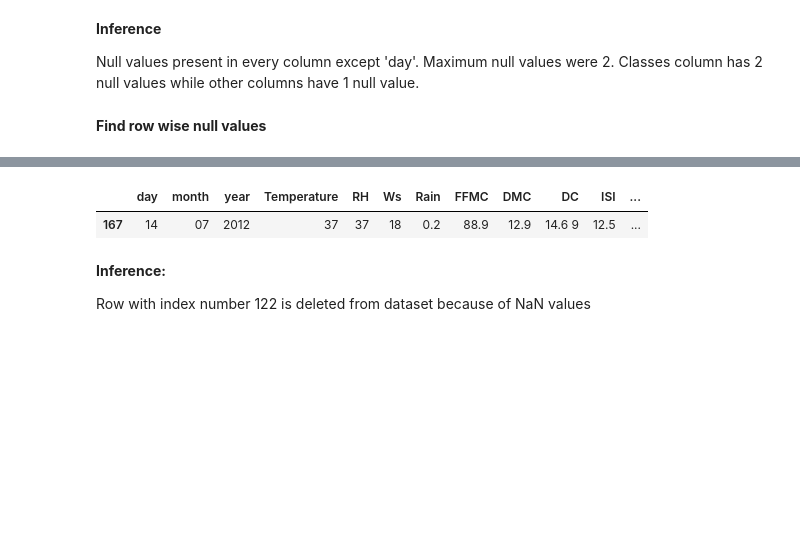
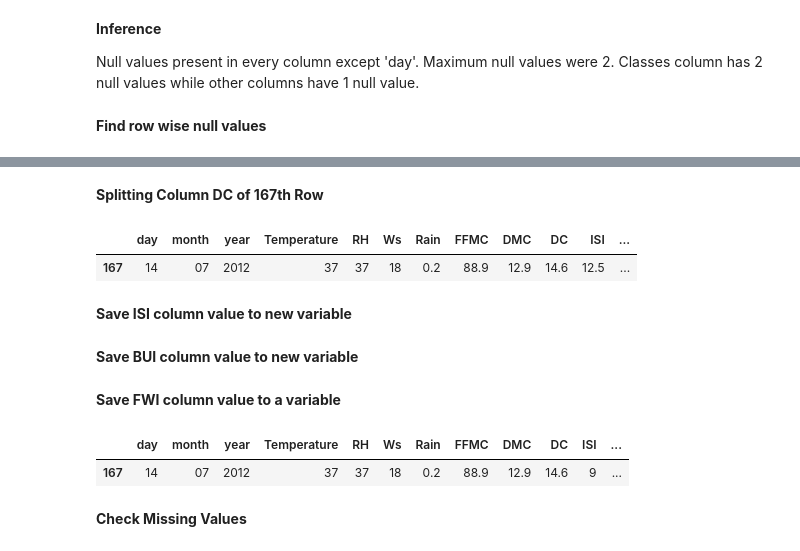
Before and after one commit to jisshub/Algerian-Forest-Fires-Prediction, a Jupyter notebook: Forest_Fire_Prediction.ipynb, the cells around one changed output, grey strips where cells are left out. Cells and saved outputs as stored; diff of their text form; code cells hidden in the pictures; blank space fills up the shorter version.

Commit message:
Unique Value forest fires

```diff
--- a/Forest_Fire_Prediction.ipynb
+++ b/Forest_Fire_Prediction.ipynb
@@ -159,0 +162,4 @@ Just two records with NaN Values. In First record, all values are NaN. So we del
+# %%
+forest_fires_data.loc[:122, 'Region'] = 1 # 1 for Bejaia Region
+forest_fires_data.loc[122:, 'Region'] = 2 # 2 for Sidi Bel Abbes Region
+forest_fires_data.head()
@@ -160,11 +175,14 @@ Just two records with NaN Values. In First record, all values are NaN. So we del
 # %%
 forest_fires_data.drop(122, inplace=True)
-# %%
-forest_fires_data[forest_fires_data.isnull().any(axis=1)]
-# %% [output]
-|  | day | month | year | Temperature | RH | Ws | Rain | FFMC | DMC | DC | ISI | ... |
-| 167 | 14 | 07 | 2012 | 37 | 37 | 18 | 0.2 | 88.9 | 12.9 | 14.6 9 | 12.5 | ... |
-# %% [markdown]
-**Inference:**
-
- Row with index number 122 is deleted from dataset because of NaN values
+# %% [markdown]
+<b>Splitting Column DC of 167th Row</b>
+# %%
+DC_Split=forest_fires_data.iloc[166]['DC'].split(' ')
+forest_fires_data.loc[167, 'DC'] = DC_Split[0]
+# %%
+forest_fires_data.iloc[[166]]
+# %% [output]
+|  | day | month | year | Temperature | RH | Ws | Rain | FFMC | DMC | DC | ISI | ... |
+| 167 | 14 | 07 | 2012 | 37 | 37 | 18 | 0.2 | 88.9 | 12.9 | 14.6 | 12.5 | ... |
+# %% [markdown]
+<b>Save ISI column value to new variable</b>
@@ -170,0 +194,2 @@ forest_fires_data[forest_fires_data.isnull().any(axis=1)]
+# %% [markdown]
+<b>Save BUI column value to new variable</b>
@@ -170,0 +201,2 @@ forest_fires_data[forest_fires_data.isnull().any(axis=1)]
+# %% [markdown]
+<b>Save FWI column value to a variable<b>
@@ -170,0 +211,7 @@ forest_fires_data[forest_fires_data.isnull().any(axis=1)]
+# %%
+forest_fires_data.loc[[167]]
+# %% [output]
+|  | day | month | year | Temperature | RH | Ws | Rain | FFMC | DMC | DC | ISI | ... |
+| 167 | 14 | 07 | 2012 | 37 | 37 | 18 | 0.2 | 88.9 | 12.9 | 14.6 | 9 | ... |
+# %% [markdown]
+<b>Check Missing Values<b>
```
Also changed, not shown: parts of 12 cells of this notebook.
